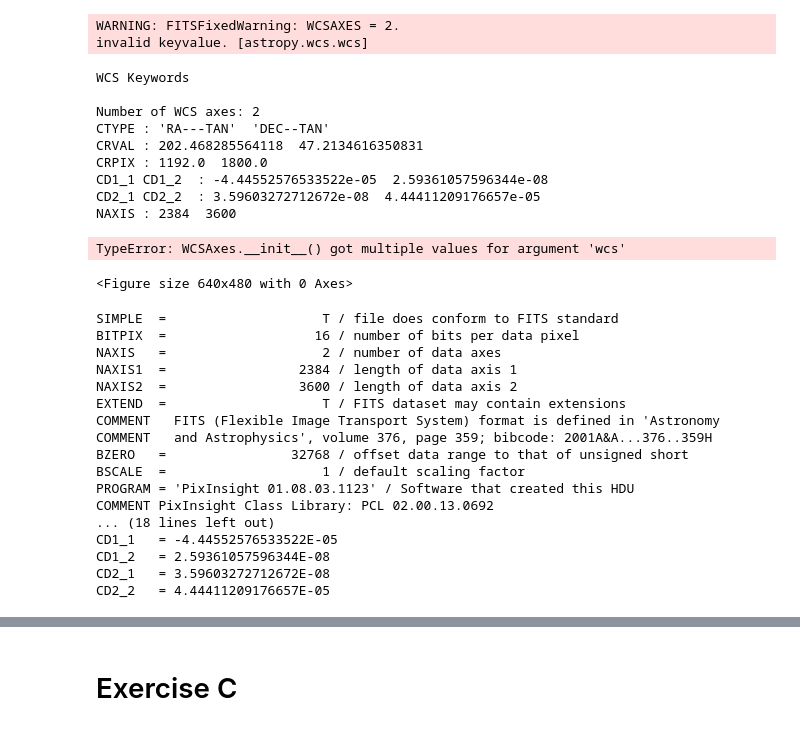
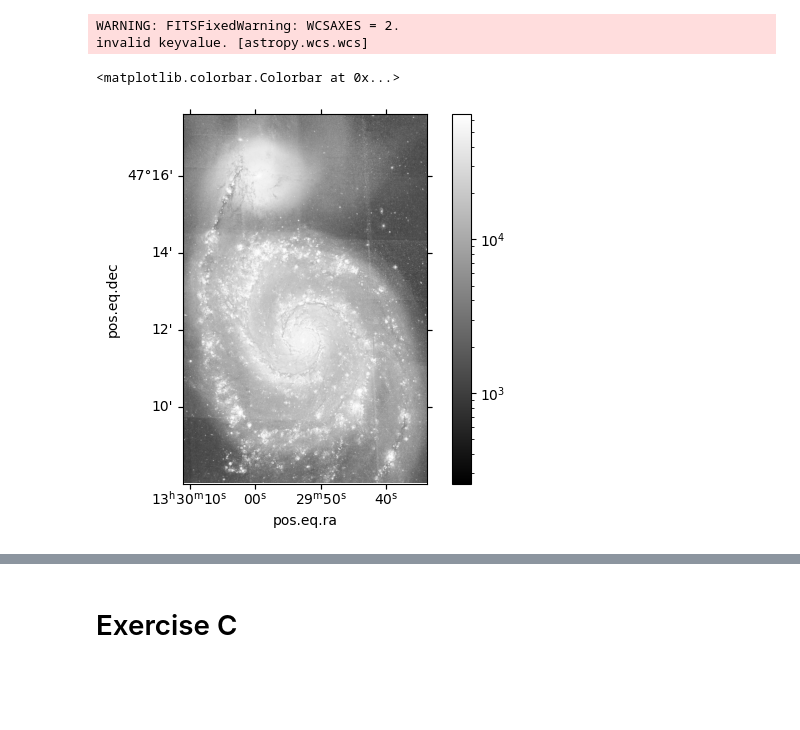
Before and after one commit to ismisebrendan/Astro_Comp_Labs_3rd_Year, a Jupyter notebook: Exercises_Lab5.ipynb, the cells around one changed output, grey strips where cells are left out. Saved outputs shown, nothing was run; the diff lists cells and outputs as text; code cells hidden in the pictures; blank space fills up the shorter version.

```diff
--- a/Exercises_Lab5.ipynb
+++ b/Exercises_Lab5.ipynb
@@ -74,44 +75,15 @@ m51_wcs = wcs.WCS(m51_optical[0].header)
 # %% [output]
 WARNING: FITSFixedWarning: WCSAXES = 2.
 invalid keyvalue. [astropy.wcs.wcs]
-# %%
-m51_wcs
-# %% [output]
-WCS Keywords
-
-Number of WCS axes: 2
-CTYPE : 'RA---TAN'  'DEC--TAN'
-CRVAL : 202.468285564118  47.2134616350831
-CRPIX : 1192.0  1800.0
-CD1_1 CD1_2  : -4.44552576533522e-05  2.59361057596344e-08
-CD2_1 CD2_2  : 3.59603272712672e-08  4.44411209176657e-05
-NAXIS : 2384  3600
 # %%
+fig = plt.figure()
+
 ax = plt.subplot(projection=m51_wcs)
-ax.imshow(m51_data, cmap='gray', norm=LogNorm())
+img = ax.imshow(m51_data, cmap='gray', norm=LogNorm())
+fig.colorbar(img, ax=ax)
 # %% [output]
-TypeError: WCSAxes.__init__() got multiple values for argument 'wcs'
+<matplotlib.colorbar.Colorbar at 0x...>
-<Figure size 640x480 with 0 Axes>
+[figure, added]
-# %%
-m51_optical[0].header
-# %% [output]
-SIMPLE  =                    T / file does conform to FITS standard
-BITPIX  =                   16 / number of bits per data pixel
-NAXIS   =                    2 / number of data axes
-NAXIS1  =                 2384 / length of data axis 1
-NAXIS2  =                 3600 / length of data axis 2
-EXTEND  =                    T / FITS dataset may contain extensions
-COMMENT   FITS (Flexible Image Transport System) format is defined in 'Astronomy
-COMMENT   and Astrophysics', volume 376, page 359; bibcode: 2001A&A...376..359H
-BZERO   =                32768 / offset data range to that of unsigned short
-BSCALE  =                    1 / default scaling factor
-PROGRAM = 'PixInsight 01.08.03.1123' / Software that created this HDU
-COMMENT PixInsight Class Library: PCL 02.00.13.0692
-... (18 lines left out)
-CD1_1   = -4.44552576533522E-05
-CD1_2   = 2.59361057596344E-08
-CD2_1   = 3.59603272712672E-08
-CD2_2   = 4.44411209176657E-05
 # %%
 c = coordinates.SkyCoord("13h29m52.7s 47d11m43s", frame='icrs')
 
```
Also changed, not shown: parts of 10 cells of this notebook.
